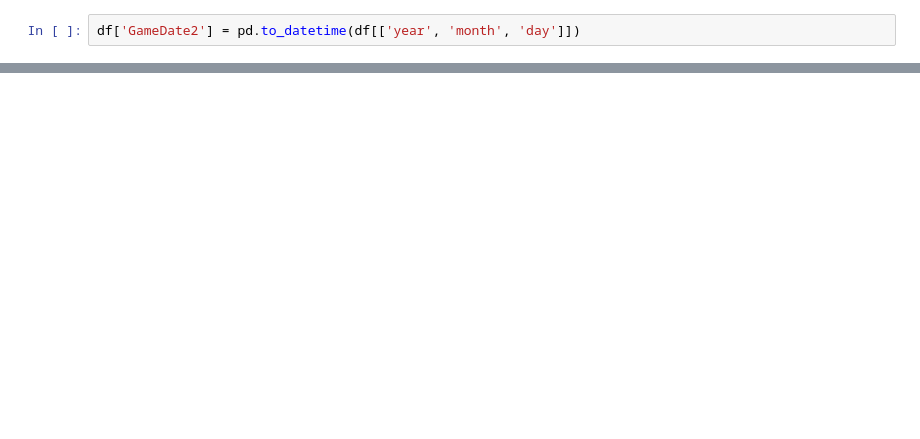
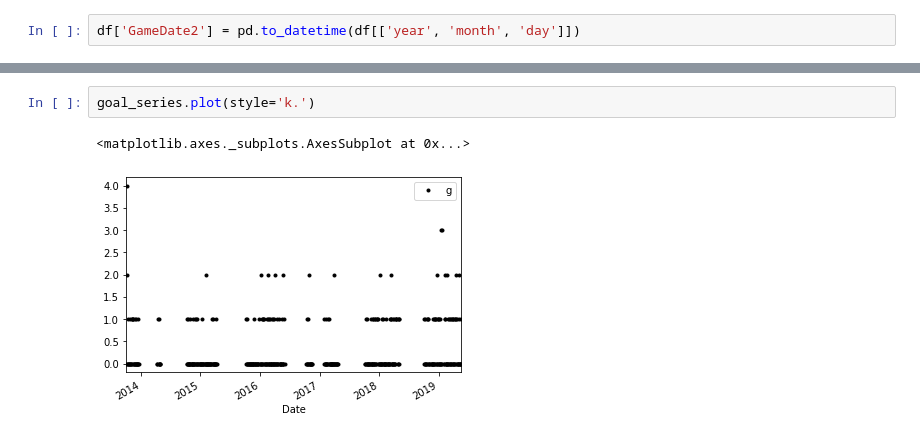
Before and after one commit to TrentMcNamara/Coding-Practice, a Jupyter notebook: Basic Functions and Features Using Data.ipynb, the cells around one changed output, grey strips where cells are left out. Drawn from its saved outputs; the diff is of its cells as text; blank space fills up the shorter version.

```diff
--- a/Basic Functions and Features Using Data.ipynb
+++ b/Basic Functions and Features Using Data.ipynb
@@ -433,0 +350,5 @@ Name: GameDate2, dtype: int64
+# %%
+goal_series.plot(style='k.')
+# %% [output]
+<matplotlib.axes._subplots.AxesSubplot at 0x...>
+[figure, added]
```
Also changed, not shown: parts of 17 cells of this notebook.
